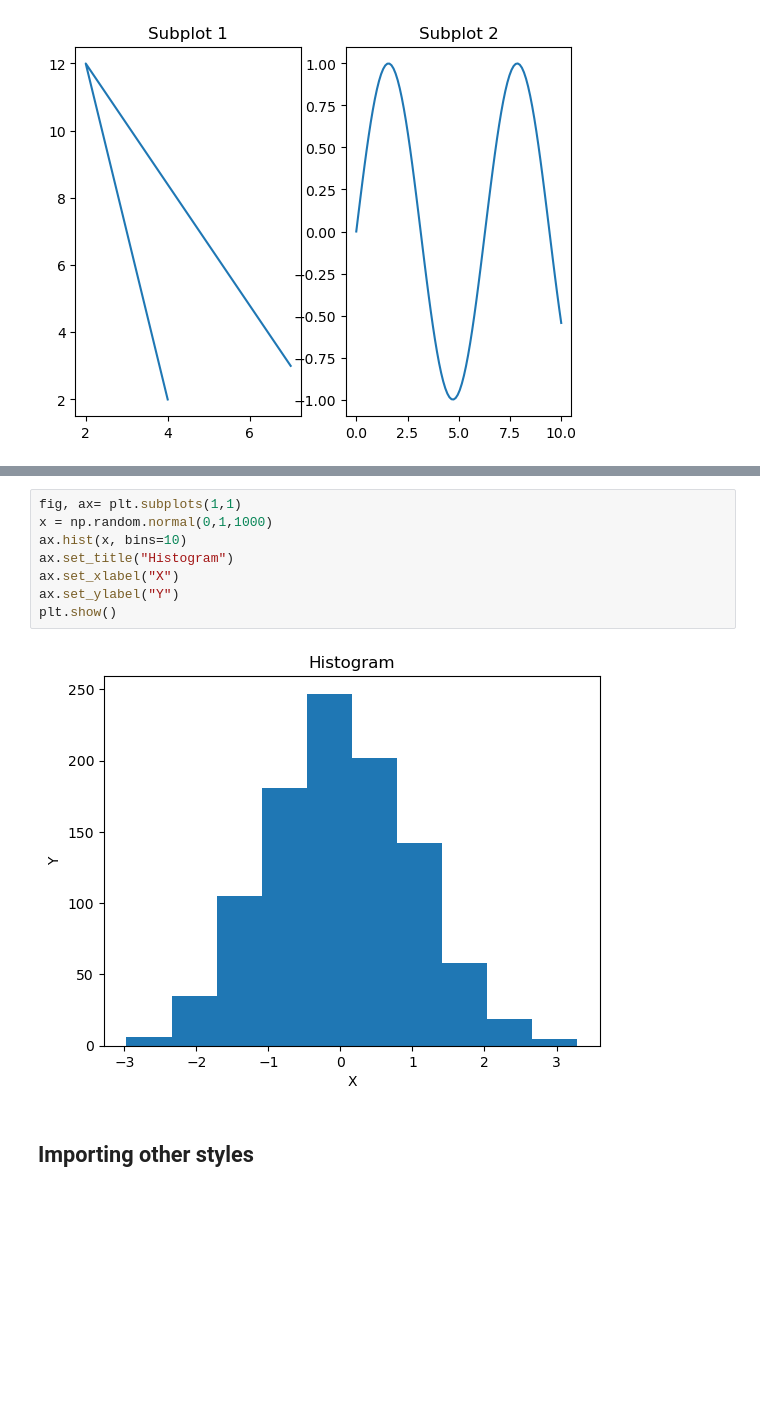
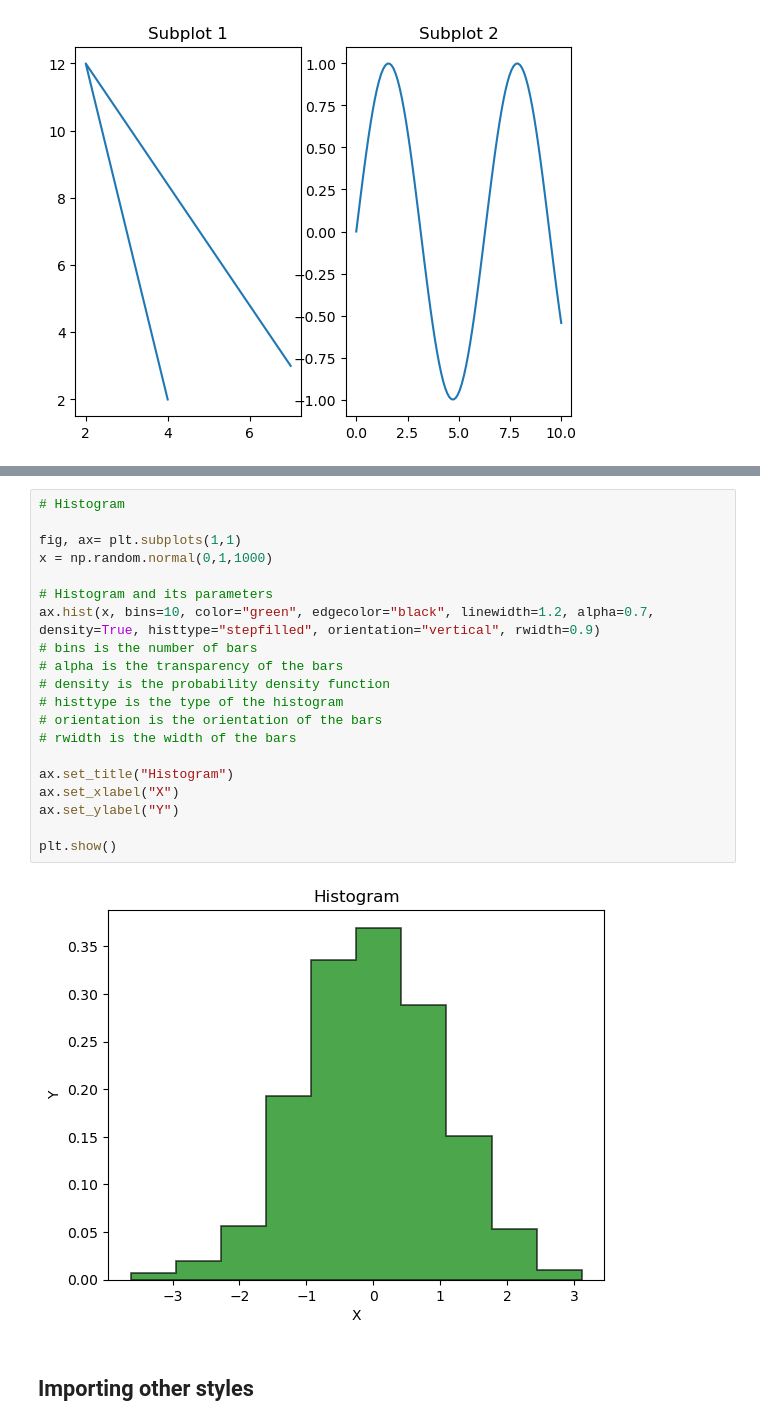
Before and after one commit to sormazabal/IntroToPython2022, a Jupyter notebook: Week5/Week5.ipynb, the cells around one changed output, grey strips where cells are left out. Drawn from its saved outputs; the diff is of its cells as text; blank space fills up the shorter version.

```diff
--- a/Week5/Week5.ipynb
+++ b/Week5/Week5.ipynb
@@ -52,13 +74,25 @@ plt.show()
 # %%
+# Histogram
+
 fig, ax= plt.subplots(1,1)
 x = np.random.normal(0,1,1000)
-ax.hist(x, bins=10)
+
+# Histogram and its parameters
+ax.hist(x, bins=10, color="green", edgecolor="black", linewidth=1.2, alpha=0.7, density=True, histtype="stepfilled", orientation="vertical", rwidth=0.9)
+# bins is the number of bars
+# alpha is the transparency of the bars
+# density is the probability density function
+# histtype is the type of the histogram
+# orientation is the orientation of the bars
+# rwidth is the width of the bars
+
 ax.set_title("Histogram")
 ax.set_xlabel("X")
 ax.set_ylabel("Y")
+
 plt.show()
 # %% [output]
-[figure, old version]
+[figure, new version]
 # %% [markdown]
 ## Importing other styles
 # %%
```
Also changed, not shown: parts of 9 cells of this notebook.
